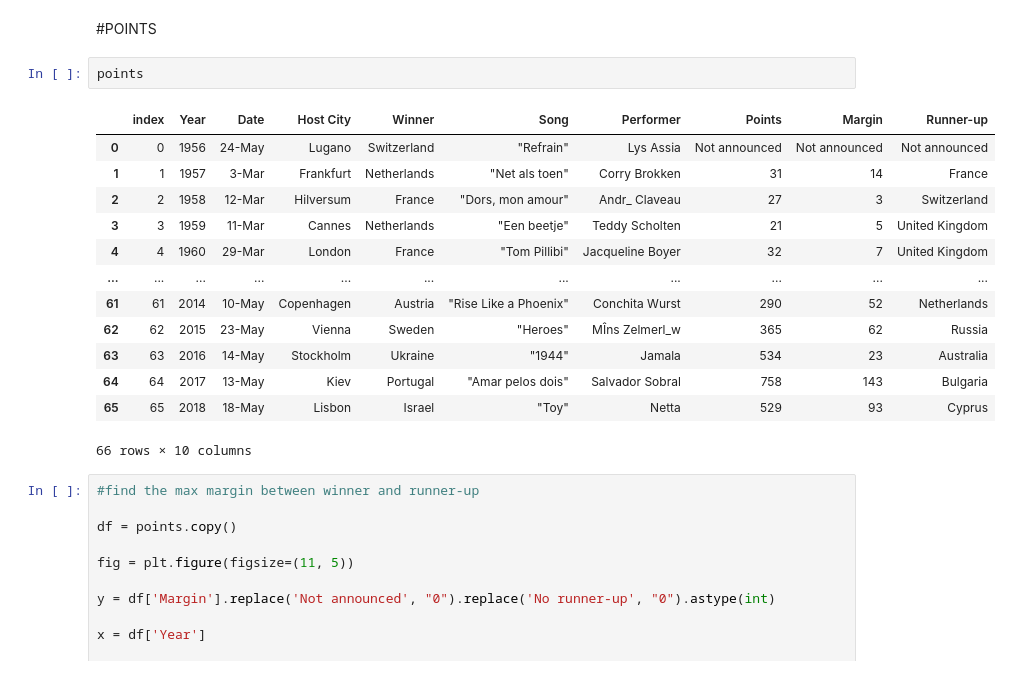
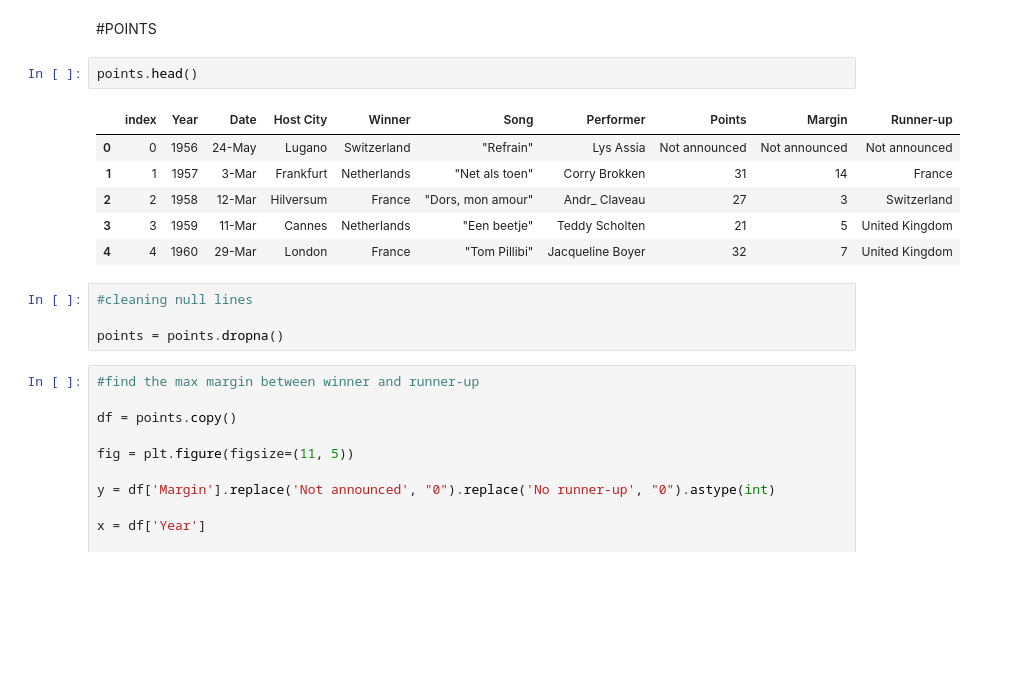
Before and after one commit to sedataskan/eurovision, a Jupyter notebook: eurovision.ipynb, the cells around one changed output. Saved outputs shown, nothing was run; the diff lists cells and outputs as text; blank space fills up the shorter version.

```diff
--- a/eurovision.ipynb
+++ b/eurovision.ipynb
@@ -165,21 +162,18 @@ print("-The winner of Turkey is ", artist," with the song ", song," in ", year,"
 # %% [markdown]
 #POINTS
 # %%
-points
+points.head()
 # %% [output]
 |  | index | Year | Date | Host City | Winner | Song | Performer | Points | Margin | Runner-up |
 | 0 | 0 | 1956 | 24-May | Lugano | Switzerland | "Refrain" | Lys Assia | Not announced | Not announced | Not announced |
 | 1 | 1 | 1957 | 3-Mar | Frankfurt | Netherlands | "Net als toen" | Corry Brokken | 31 | 14 | France |
 | 2 | 2 | 1958 | 12-Mar | Hilversum | France | "Dors, mon amour" | Andr_ Claveau | 27 | 3 | Switzerland |
 | 3 | 3 | 1959 | 11-Mar | Cannes | Netherlands | "Een beetje" | Teddy Scholten | 21 | 5 | United Kingdom |
 | 4 | 4 | 1960 | 29-Mar | London | France | "Tom Pillibi" | Jacqueline Boyer | 32 | 7 | United Kingdom |
-| ... | ... | ... | ... | ... | ... | ... | ... | ... | ... | ... |
-| 61 | 61 | 2014 | 10-May | Copenhagen | Austria | "Rise Like a Phoenix" | Conchita Wurst | 290 | 52 | Netherlands |
-| 62 | 62 | 2015 | 23-May | Vienna | Sweden | "Heroes" | MÎns Zelmerl_w | 365 | 62 | Russia |
-| 63 | 63 | 2016 | 14-May | Stockholm | Ukraine | "1944" | Jamala | 534 | 23 | Australia |
-| 64 | 64 | 2017 | 13-May | Kiev | Portugal | "Amar pelos dois" | Salvador Sobral | 758 | 143 | Bulgaria |
-| 65 | 65 | 2018 | 18-May | Lisbon | Israel | "Toy" | Netta | 529 | 93 | Cyprus |
-66 rows × 10 columns
+# %%
+#cleaning null lines
+
+points = points.dropna()
 # %%
 #find the max margin between winner and runner-up
 
```
Also changed, not shown: parts of 20 cells of this notebook.
